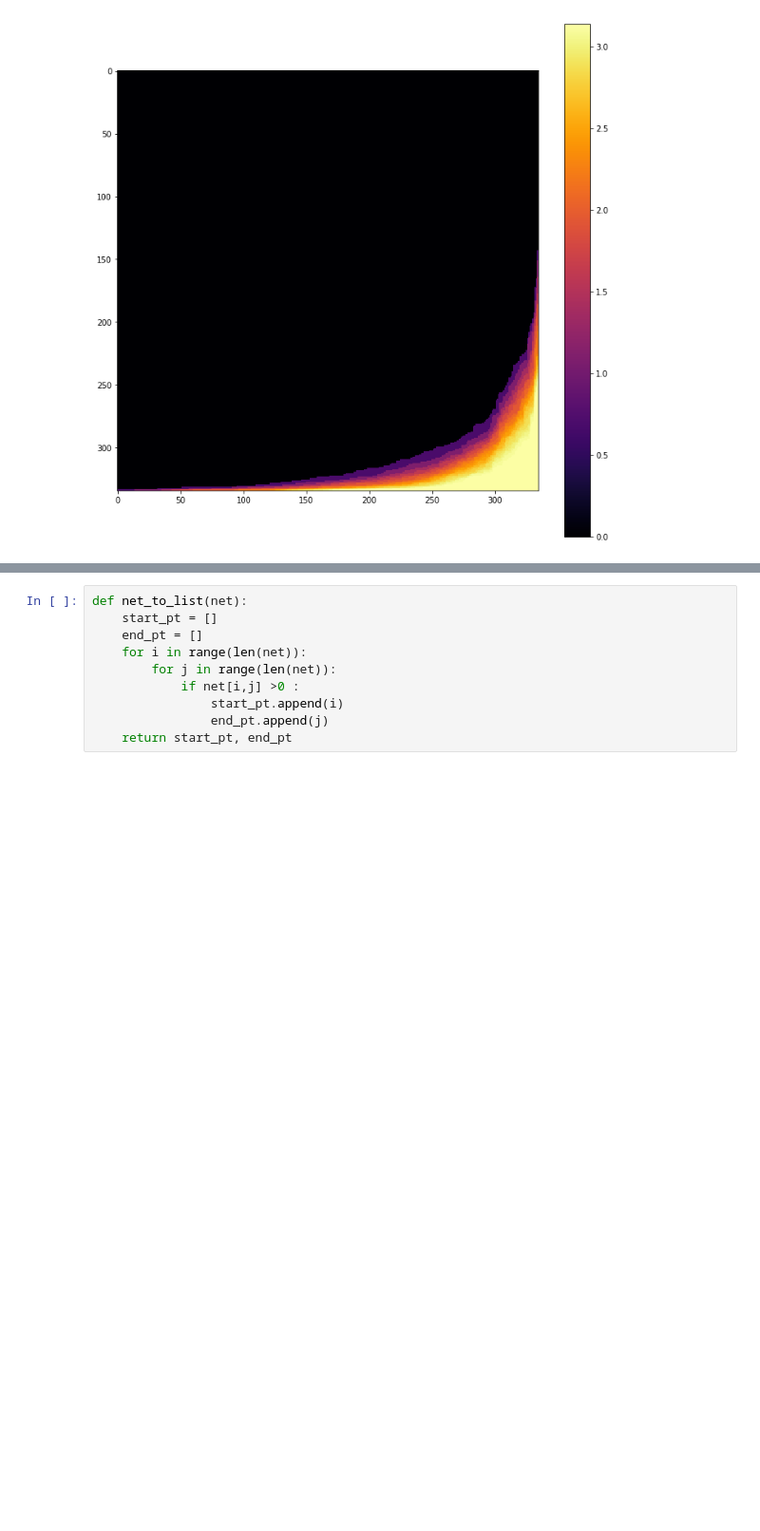
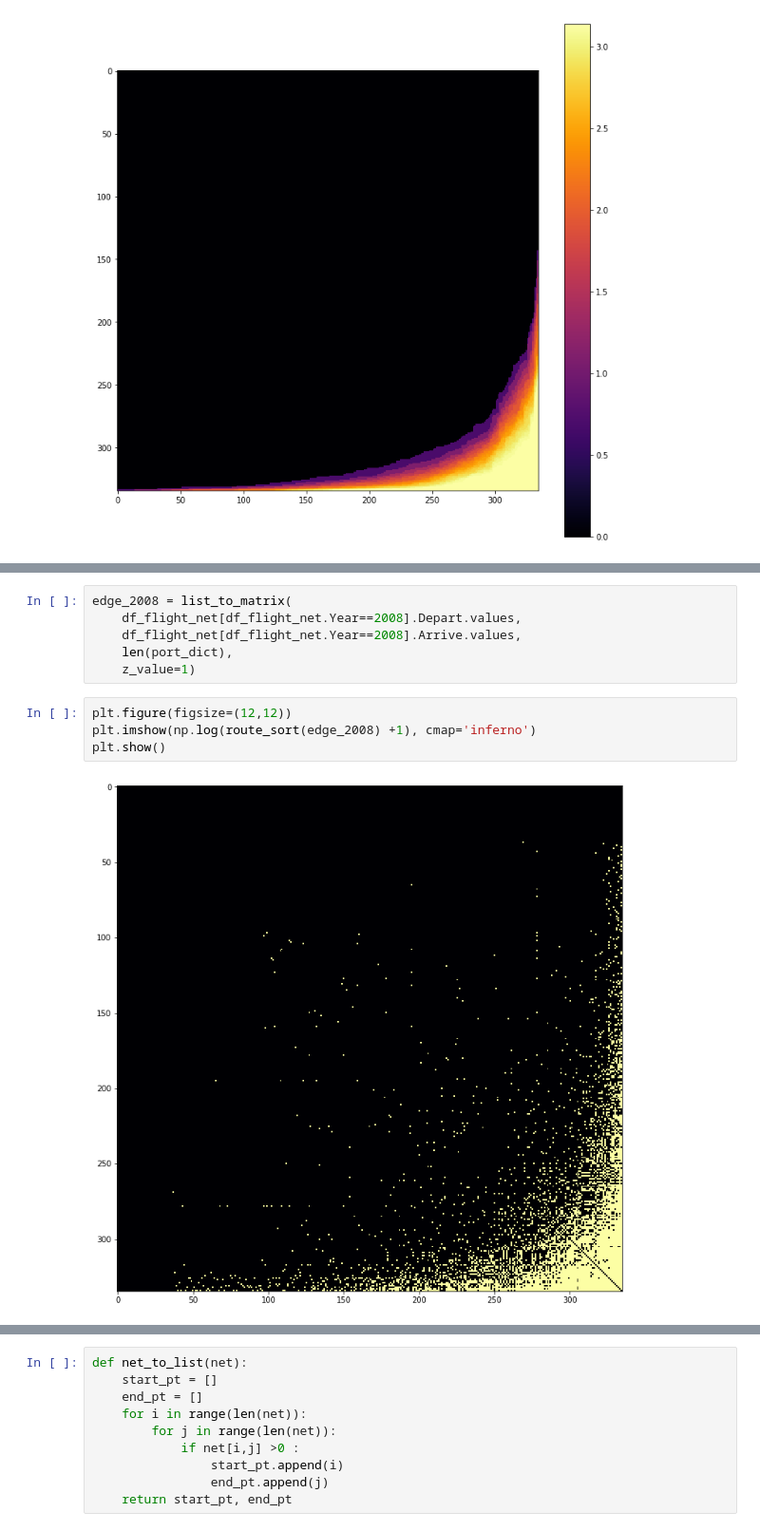
Before and after one commit to jhoonjeong/flight_network, a Jupyter notebook: basic_analysis.ipynb, the cells around one changed output, grey strips where cells are left out. Shown at 95% size. Saved outputs shown, nothing was run; the diff lists cells and outputs as text; blank space fills up the shorter version.

```diff
--- a/basic_analysis.ipynb
+++ b/basic_analysis.ipynb
@@ -302,0 +318,12 @@ plt.show()
+# %%
+edge_2008 = list_to_matrix(
+    df_flight_net[df_flight_net.Year==2008].Depart.values,
+    df_flight_net[df_flight_net.Year==2008].Arrive.values,
+    len(port_dict),
+    z_value=1)
+# %%
+plt.figure(figsize=(12,12))
+plt.imshow(np.log(route_sort(edge_2008) +1), cmap='inferno')
+plt.show()
+# %% [output]
+[figure, added]
```
Also changed, not shown: parts of 6 cells of this notebook.
